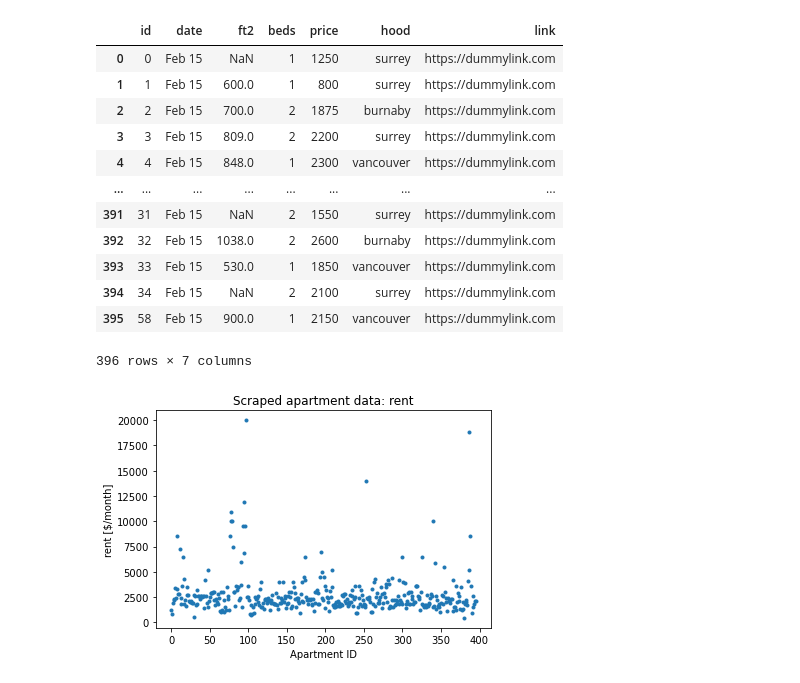
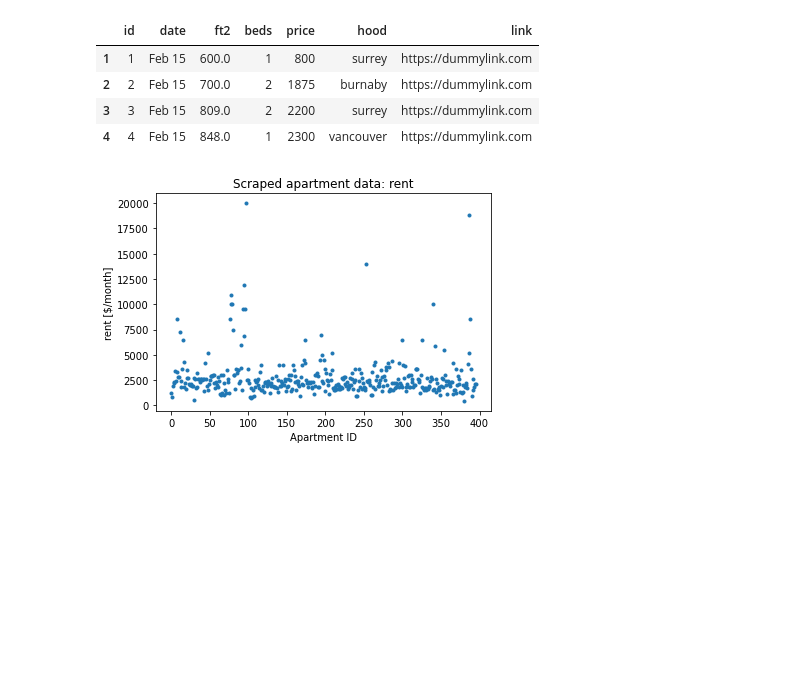
Before and after one commit to Christo1414/Craigslist_apartment_scraper, a Jupyter notebook: Housing Data Visualization.ipynb, the cells around one changed output. Saved outputs shown, nothing was run; the diff lists cells and outputs as text; code cells hidden in the pictures; blank space fills up the shorter version.

```diff
--- a/Housing Data Visualization.ipynb
+++ b/Housing Data Visualization.ipynb
@@ -4,21 +4,13 @@ from matplotlib import pyplot as plt
 # %%
 data = pd.read_csv('test_visualization_nolinks.csv')
 # %%
-data
+data[1:5]
 # %% [output]
 |  | id | date | ft2 | beds | price | hood | link |
-| 0 | 0 | Feb 15 | NaN | 1 | 1250 | surrey | https://dummylink.com |
 | 1 | 1 | Feb 15 | 600.0 | 1 | 800 | surrey | https://dummylink.com |
 | 2 | 2 | Feb 15 | 700.0 | 2 | 1875 | burnaby | https://dummylink.com |
 | 3 | 3 | Feb 15 | 809.0 | 2 | 2200 | surrey | https://dummylink.com |
 | 4 | 4 | Feb 15 | 848.0 | 1 | 2300 | vancouver | https://dummylink.com |
-| ... | ... | ... | ... | ... | ... | ... | ... |
-| 391 | 31 | Feb 15 | NaN | 2 | 1550 | surrey | https://dummylink.com |
-| 392 | 32 | Feb 15 | 1038.0 | 2 | 2600 | burnaby | https://dummylink.com |
-| 393 | 33 | Feb 15 | 530.0 | 1 | 1850 | vancouver | https://dummylink.com |
-| 394 | 34 | Feb 15 | NaN | 2 | 2100 | surrey | https://dummylink.com |
-| 395 | 58 | Feb 15 | 900.0 | 1 | 2150 | vancouver | https://dummylink.com |
-396 rows × 7 columns
 # %%
 # plotting monthly rent for each apartment
 plt.plot(data.price,'.')
```
